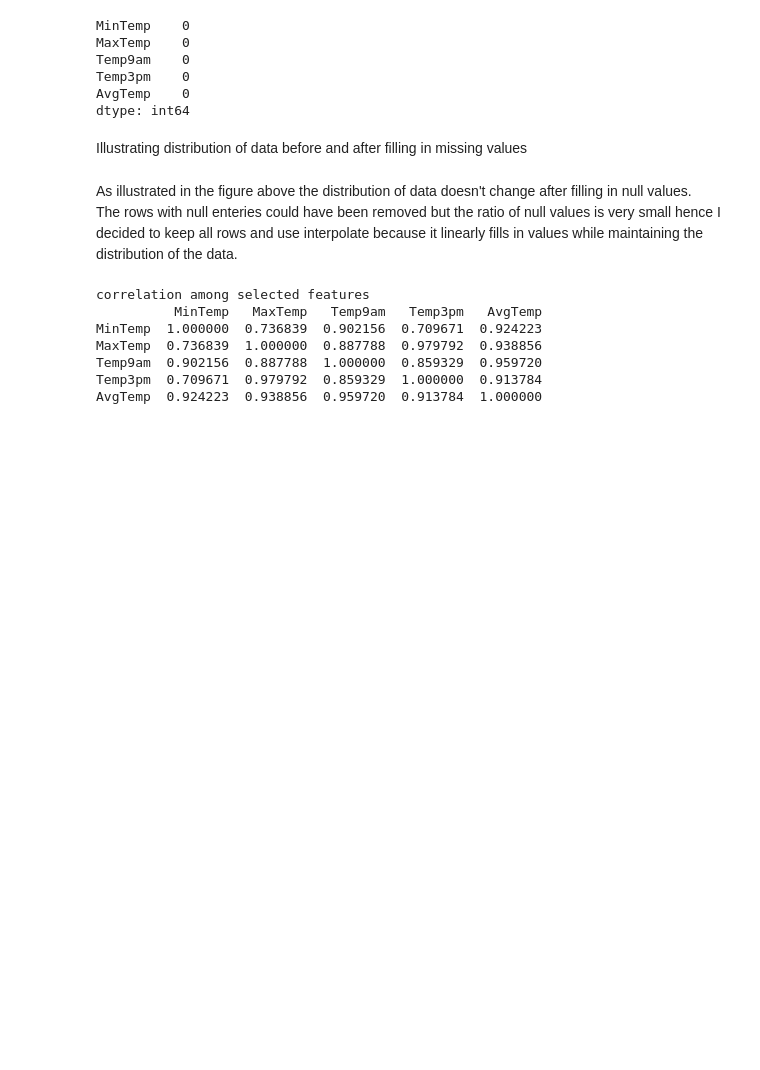
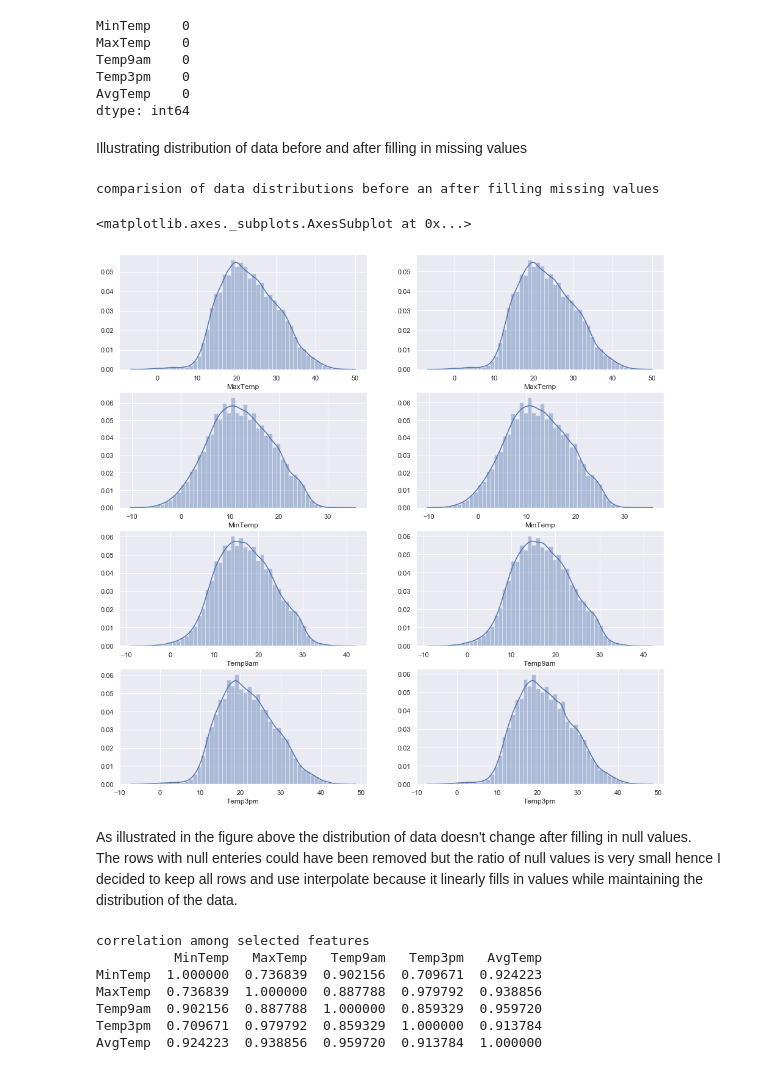
Before and after one commit to radheem/Ml-trail-task, a Jupyter notebook: sample_1.ipynb, the cells around one changed output. Cells and saved outputs as stored; diff of their text form; code cells hidden in the pictures; blank space fills up the shorter version.

```diff
--- a/sample_1.ipynb
+++ b/sample_1.ipynb
@@ -141,25 +144,29 @@ dtype: int64
 # %% [markdown]
 Illustrating distribution of data before and after filling in missing values
 # %%
-# print("comparision of data distributions before an after filling missing values")
-# sns.set(rc={"figure.figsize": (16, 16)});
-# plt.title("Before vs After")
-# subplot(4,2,1)
-# sns.distplot(data['MaxTemp'])
-# subplot(4,2,3)
-# sns.distplot(data['MinTemp'])
-# subplot(4,2,2)
-# sns.distplot(data1['MaxTemp'])
-# subplot(4,2,4)
-# sns.distplot(data1['MinTemp'])
-# subplot(4,2,5)
-# sns.distplot(data['Temp9am'])
-# subplot(4,2,7)
-# sns.distplot(data['Temp3pm'])
-# subplot(4,2,6)
-# sns.distplot(data1['Temp9am'])
-# subplot(4,2,8)
-# sns.distplot(data1['Temp3pm'])
+print("comparision of data distributions before an after filling missing values")
+sns.set(rc={"figure.figsize": (16, 16)});
+plt.title("Before vs After")
+subplot(4,2,1)
+sns.distplot(data['MaxTemp'])
+subplot(4,2,3)
+sns.distplot(data['MinTemp'])
+subplot(4,2,2)
+sns.distplot(data1['MaxTemp'])
+subplot(4,2,4)
+sns.distplot(data1['MinTemp'])
+subplot(4,2,5)
+sns.distplot(data['Temp9am'])
+subplot(4,2,7)
+sns.distplot(data['Temp3pm'])
+subplot(4,2,6)
+sns.distplot(data1['Temp9am'])
+subplot(4,2,8)
+sns.distplot(data1['Temp3pm'])
+# %% [output]
+comparision of data distributions before an after filling missing values
+<matplotlib.axes._subplots.AxesSubplot at 0x...>
+[figure, added]
 # %% [markdown]
 As illustrated in the figure above the distribution of data doesn't change after filling in null values.<br>
 The rows with null enteries could have been removed but the ratio of null values is very small hence I decided to keep all rows and use interpolate because it linearly fills in values while maintaining the distribution of the data.
```
Also changed, not shown: parts of 4 cells of this notebook, 4 other files.
